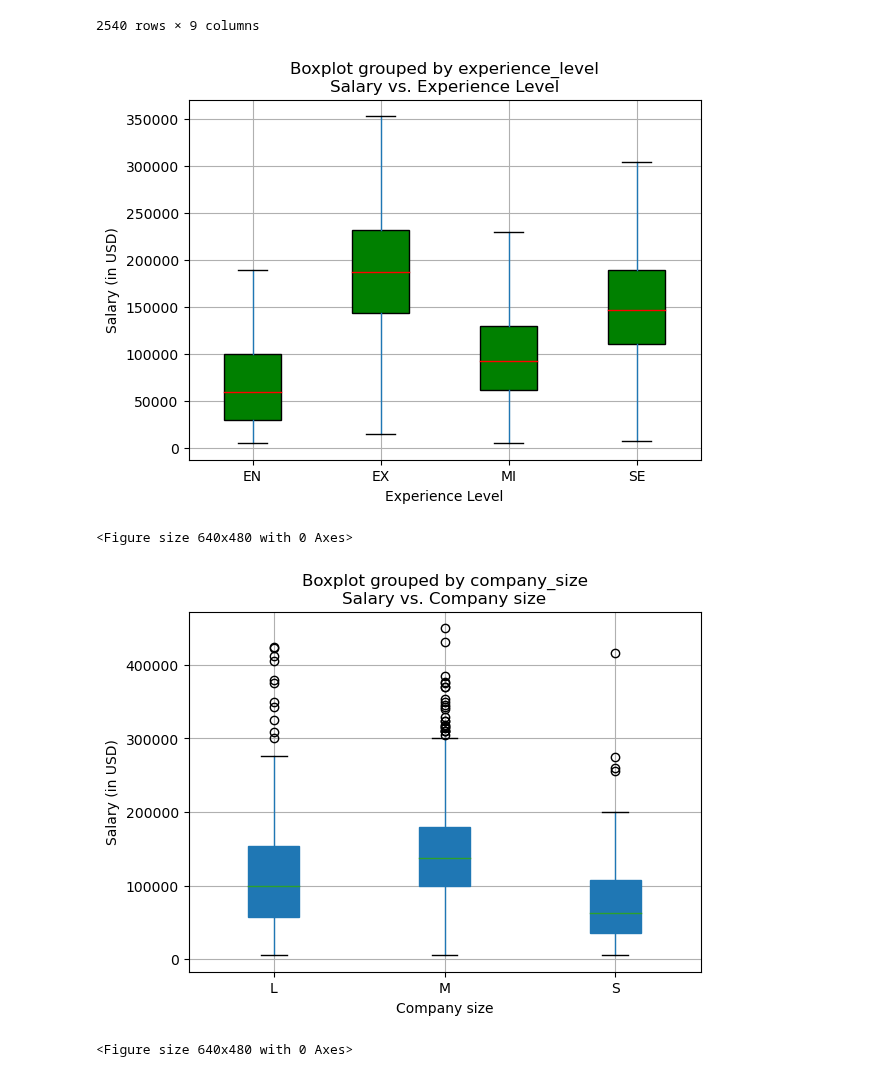
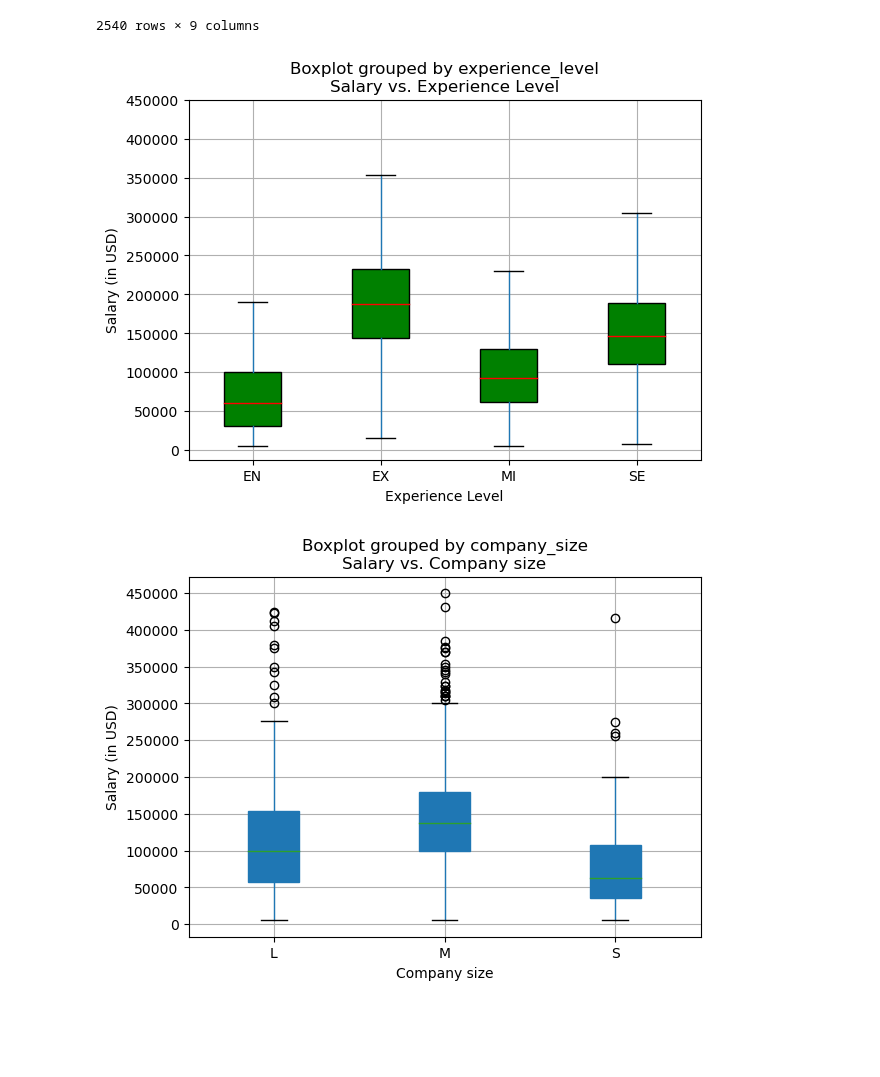
Before and after one commit to garimac12/project_acai, a Jupyter notebook: Merge Trial (NN,AH,GC).ipynb, the cells around one changed output. Saved outputs shown, nothing was run; the diff lists cells and outputs as text; code cells hidden in the pictures; blank space fills up the shorter version.

```diff
--- a/Merge Trial (NN,AH,GC).ipynb
+++ b/Merge Trial (NN,AH,GC).ipynb
@@ -288,22 +295,25 @@ final_df_remove_outlier
 # %%
 # Plotting Salary vs. Experience Level (with removed outliers in salary_in_usd)
 
 a="blue"
 b="red"
 c="green"
 final_df_remove_outlier.boxplot(column=["salary_in_usd"], by=["experience_level"], patch_artist=True, boxprops=dict(facecolor=c), flierprops=dict(color=a, markeredgecolor=a), medianprops=dict(color=b))
 plt.title('Salary vs. Experience Level')
 plt.xlabel('Experience Level')
 plt.ylabel('Salary (in USD)')
+
+y_ticks = np.arange(0, 500000, 50000)
+plt.yticks(y_ticks)
+
 plt.savefig("output_data_GC/Fig4_salary_experience_level_removed_outliers.png")
 plt.show()
 
 #There's a clear trend that as experience level increases, the median salary also increases.
 #The Executive-level (EX) experience has the highest median salary, followed by Entry-level(EN), Mid-level (MI), and Senior-level (SE).
 #The spread of salaries (as shown by the height of the boxes) also seems to increase with experience, indicating more variability in salaries for more experienced roles.
 # %% [output]
-[figure, old version]
+[figure, new version]
-<Figure size 640x480 with 0 Axes>
 # %%
 # Salary vs. Company_size
 
@@ -311,14 +321,17 @@ df_clean.boxplot(column=["salary_in_usd"], by=["company_size"], patch_artist=Tru
 plt.title('Salary vs. Company size')
 plt.xlabel('Company size')
 plt.ylabel('Salary (in USD)')
+
+y_ticks = np.arange(0, 500000, 50000)
+plt.yticks(y_ticks)
+
 plt.savefig("output_data_GC/Fig5_salary_company_size.png")
 plt.show()
 
 #There's a clear trend that the medium(M) size companies provide more median salaries followed by large(L) companies and then followed by small(S) companies. increases, the median salary also increases.
 #The spread of salaries (as shown by the height of the boxes) is more for large size companies.
 # %% [output]
-[figure, old version]
+[figure, new version]
-<Figure size 640x480 with 0 Axes>
 # %%
 # Removing outliers in salary_in_usd for different sizes of Companies: Salary vs. Company size
 
```
Also changed, not shown: parts of 15 cells of this notebook, 1 other file.
